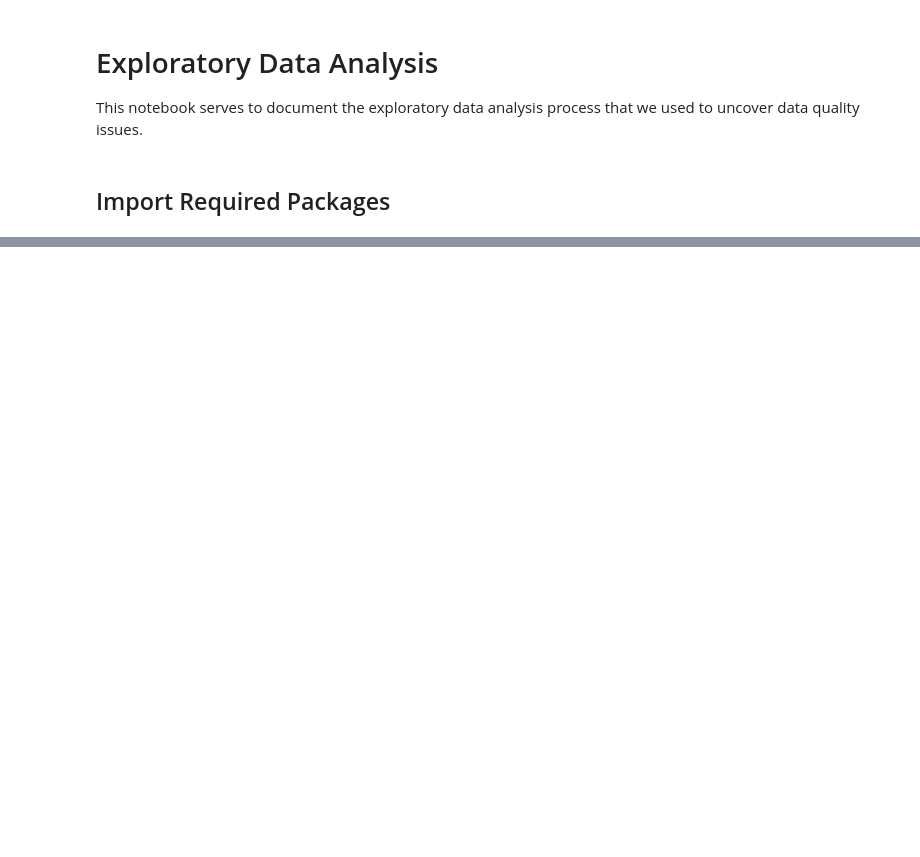
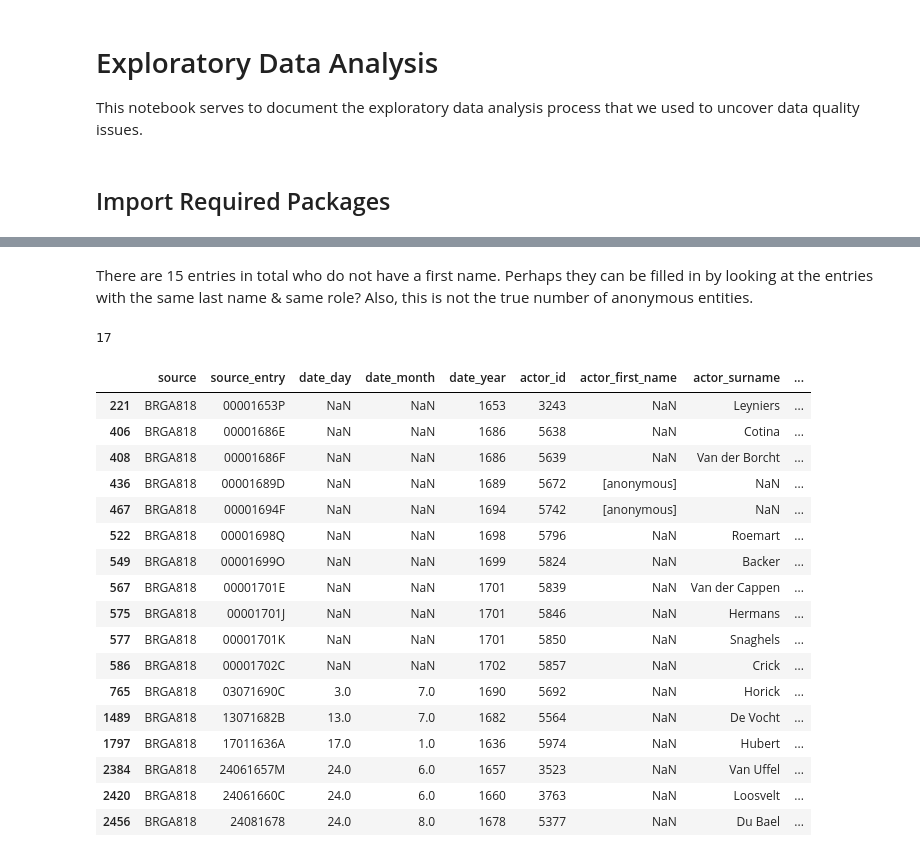
Before and after one commit to ejgenc/data-analysis_cornelia, a Jupyter notebook: notebooks/exploratory-data-analysis.ipynb, the cells around one changed output, grey strips where cells are left out. Drawn from its saved outputs; the diff is of its cells as text; code cells hidden in the pictures; blank space fills up the shorter version.

Commit message:
Fleshed out exploratory-data-analysis.ipynb. Probed at the dataset to see potential data quality problems.

```diff
--- a/notebooks/exploratory-data-analysis.ipynb
+++ b/notebooks/exploratory-data-analysis.ipynb
@@ -12,0 +13,3 @@ ModuleNotFoundError: No module named 'Pathlib'
+# %%
+import_fp = Path("../data/raw/cornelia_raw.csv")
+dataset = pd.read_csv(import_fp, encoding = "utf-8", sep=";")
@@ -12,0 +369,32 @@ ModuleNotFoundError: No module named 'Pathlib'
+# %% [markdown]
+There are 15 entries in total who do not have a first name. Perhaps they can be filled in by looking at the entries with the same last name & same role? Also, this is not the true number of anonymous entities.
+# %%
+anonymous_mask = dataset["actor_first_name"] == "[anonymous]"
+anonymous_subset = dataset.loc[anonymous_mask, :]
+anonymous_subset #Two entries
+
+null_mask = dataset["actor_first_name"].isnull()
+totally_anonymous_mask = null_mask | anonymous_mask
+totally_anonymous_subset = dataset.loc[totally_anonymous_mask, :]
+print(len(totally_anonymous_subset)) # 17 missing names in total
+totally_anonymous_subset
+# %% [output]
+17
+|  | source | source_entry | date_day | date_month | date_year | actor_id | actor_first_name | actor_surname | ... |
+| 221 | BRGA818 | 00001653P | NaN | NaN | 1653 | 3243 | NaN | Leyniers | ... |
+| 406 | BRGA818 | 00001686E | NaN | NaN | 1686 | 5638 | NaN | Cotina | ... |
+| 408 | BRGA818 | 00001686F | NaN | NaN | 1686 | 5639 | NaN | Van der Borcht | ... |
+| 436 | BRGA818 | 00001689D | NaN | NaN | 1689 | 5672 | [anonymous] | NaN | ... |
+| 467 | BRGA818 | 00001694F | NaN | NaN | 1694 | 5742 | [anonymous] | NaN | ... |
+| 522 | BRGA818 | 00001698Q | NaN | NaN | 1698 | 5796 | NaN | Roemart | ... |
+| 549 | BRGA818 | 00001699O | NaN | NaN | 1699 | 5824 | NaN | Backer | ... |
+| 567 | BRGA818 | 00001701E | NaN | NaN | 1701 | 5839 | NaN | Van der Cappen | ... |
+| 575 | BRGA818 | 00001701J | NaN | NaN | 1701 | 5846 | NaN | Hermans | ... |
+| 577 | BRGA818 | 00001701K | NaN | NaN | 1701 | 5850 | NaN | Snaghels | ... |
+| 586 | BRGA818 | 00001702C | NaN | NaN | 1702 | 5857 | NaN | Crick | ... |
+| 765 | BRGA818 | 03071690C | 3.0 | 7.0 | 1690 | 5692 | NaN | Horick | ... |
+| 1489 | BRGA818 | 13071682B | 13.0 | 7.0 | 1682 | 5564 | NaN | De Vocht | ... |
+| 1797 | BRGA818 | 17011636A | 17.0 | 1.0 | 1636 | 5974 | NaN | Hubert | ... |
+| 2384 | BRGA818 | 24061657M | 24.0 | 6.0 | 1657 | 3523 | NaN | Van Uffel | ... |
+| 2420 | BRGA818 | 24061660C | 24.0 | 6.0 | 1660 | 3763 | NaN | Loosvelt | ... |
+| 2456 | BRGA818 | 24081678 | 24.0 | 8.0 | 1678 | 5377 | NaN | Du Bael | ... |
```
Also changed, not shown: parts of 48 cells of this notebook.
